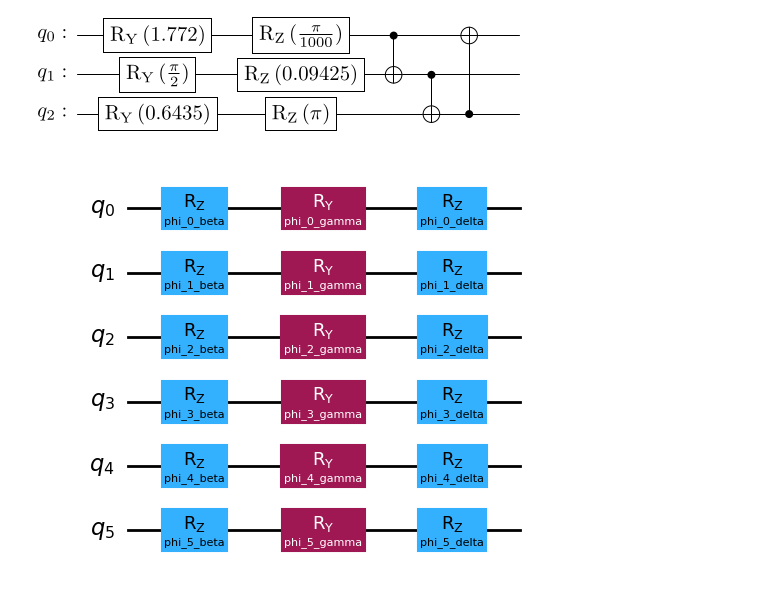
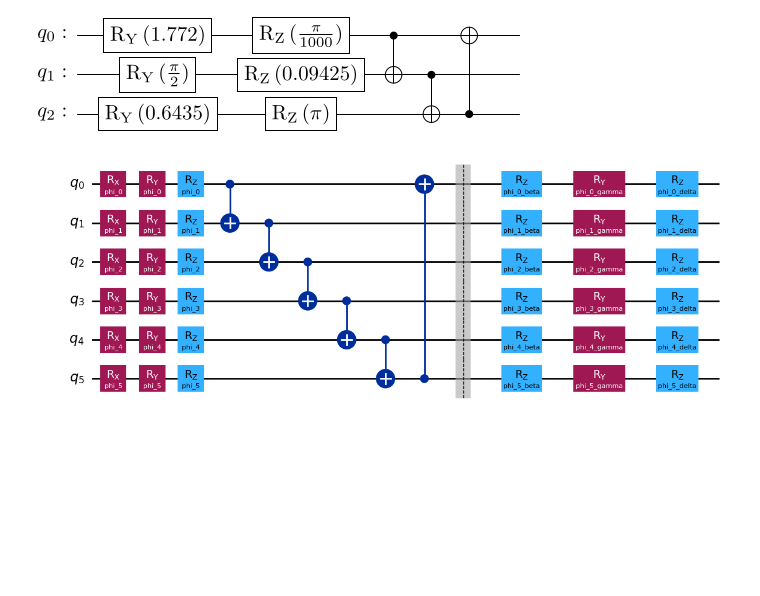
Before and after one commit to fdamore/QK, a Jupyter notebook: notebooks/validation.ipynb, the cells around one changed output. Saved outputs shown, nothing was run; the diff lists cells and outputs as text; code cells hidden in the pictures; blank space fills up the shorter version.

```diff
--- a/notebooks/validation.ipynb
+++ b/notebooks/validation.ipynb
@@ -263,5 +263,11 @@ Try to assign [0.4, 0.001, 0.5, 0.03, 0.9, 1]
 # %%
 zy_decomposition = Circuits.zy_decomposition(n_wire=6, full_ent=False)
 zy_decomposition.draw('mpl')
+
+xyz =  Circuits.xyz_encoded(n_wire=6, full_ent=True)
+xyz.barrier()
+
+
+xyz.compose(zy_decomposition).draw('mpl')
 # %% [output]
-[figure, old version]
+[figure, new version]
```
Also changed, not shown: parts of 1 cell of this notebook.
